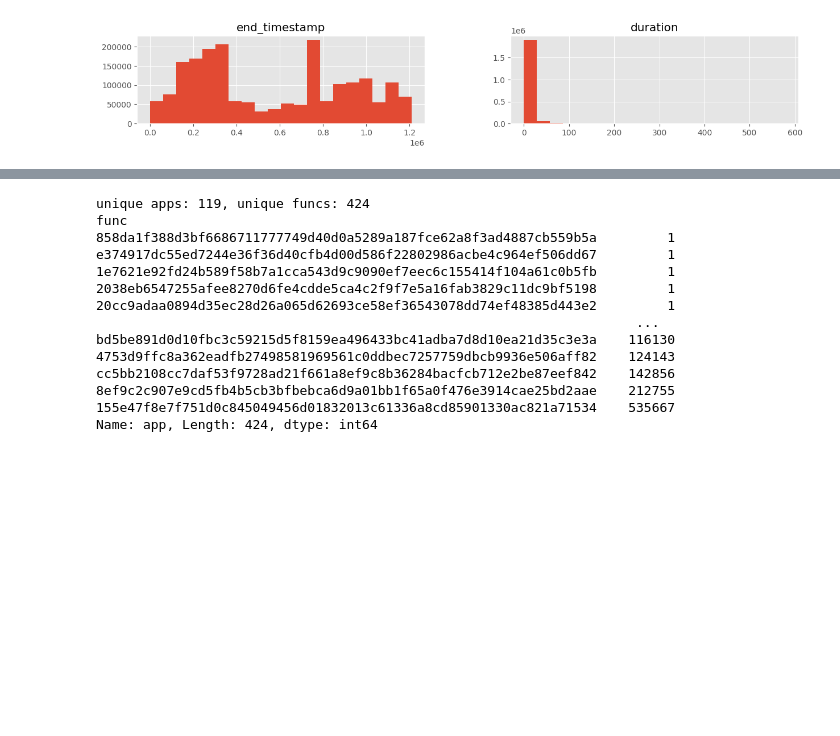
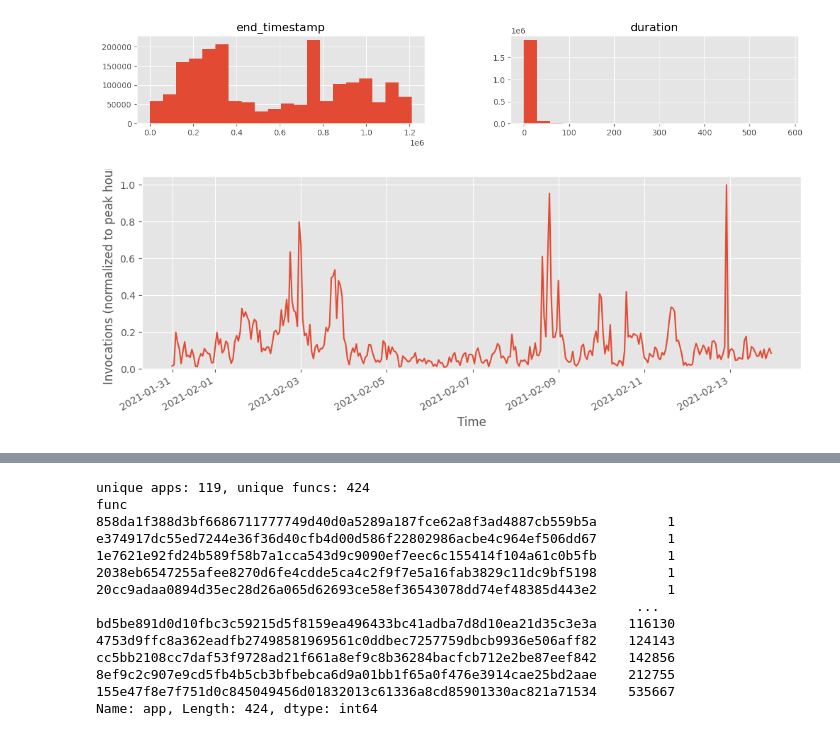
Before and after one commit to Joveful/thesis, a Jupyter notebook: az21.ipynb, the cells around one changed output, grey strips where cells are left out. Cells and saved outputs as stored; diff of their text form; code cells hidden in the pictures; blank space fills up the shorter version.

```diff
--- a/az21.ipynb
+++ b/az21.ipynb
@@ -56,5 +55,24 @@ df.hist(column=["end_timestamp", "duration"], layout=[1, 2], figsize=[15, 2], bi
 plt.show()
 # %% [output]
 [figure]
+# %%
+hourly = (
+    df.assign(datetime=pd.to_datetime(df["end_timestamp"], origin="2021-01-31", unit="s"))
+    .set_index("datetime")
+    .resample("h")
+    .size()
+)
+hourly_norm = hourly / hourly.max()
+
+fig, ax = plt.subplots(figsize=(12, 4))
+ax.plot(hourly_norm.index, hourly_norm.values)
+ax.set_xlabel("Time")
+ax.set_ylabel("Invocations")
+ax.set_ylim(0, 1.05)
+#ax.set_title("Azure Functions 2021 — hourly invocations (normalized)")
+fig.autofmt_xdate()
+plt.show()
+# %% [output]
+[figure, added]
 # %% [markdown]
 # Duration distribution
```
Also changed, not shown: parts of 9 cells of this notebook, 1 other file.
